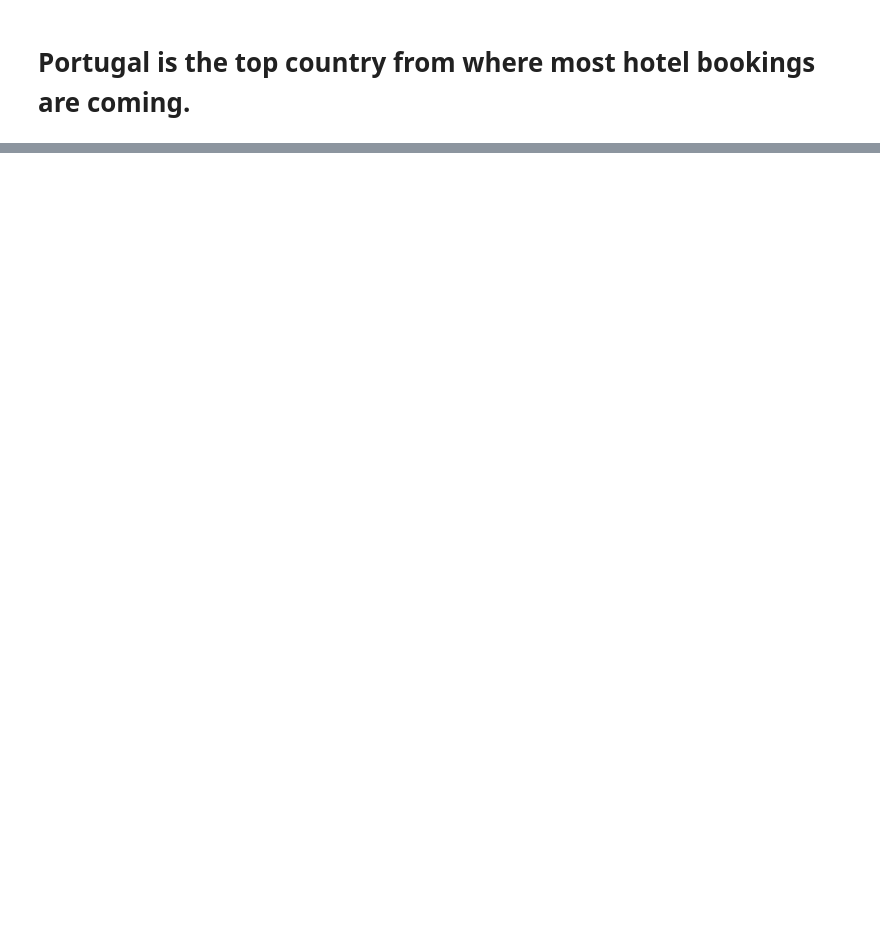
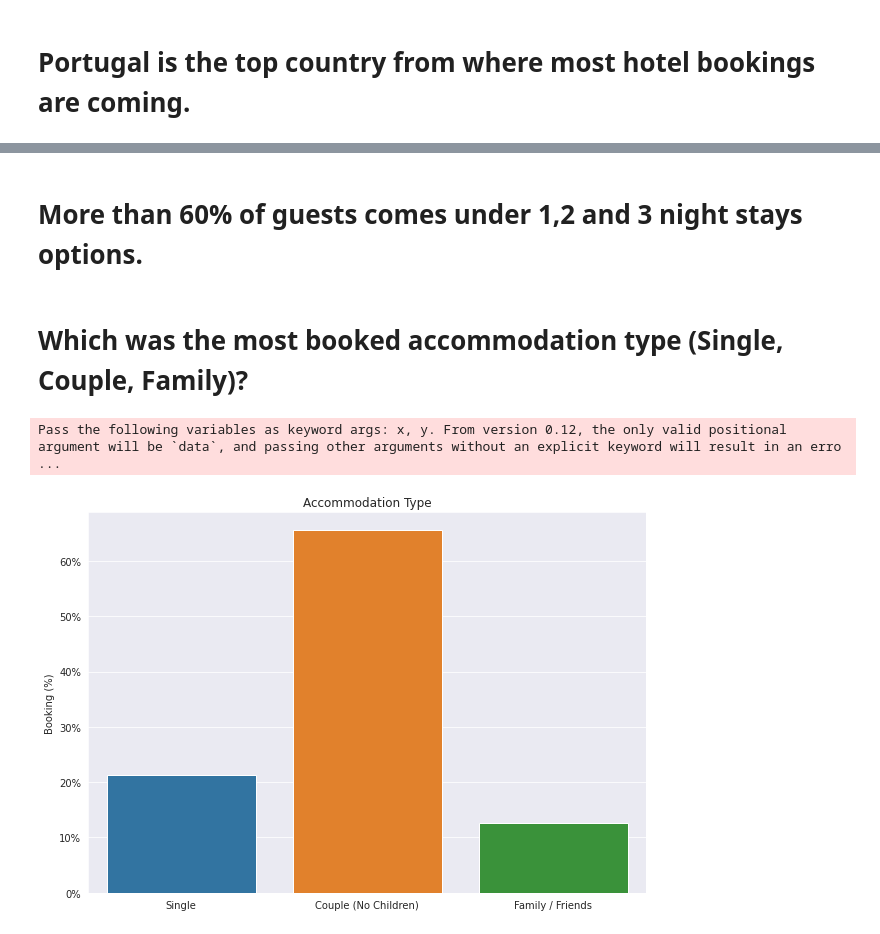
Before and after one commit to ganeshghadge2772/Hotel_Booking, a Jupyter notebook: Hotel_Booking_ipyn.ipynb, the cells around one changed output, grey strips where cells are left out. Cells and saved outputs as stored; diff of their text form; code cells hidden in the pictures; blank space fills up the shorter version.

```diff
--- a/Hotel_Booking_ipyn.ipynb
+++ b/Hotel_Booking_ipyn.ipynb
@@ -337,0 +345,23 @@ guest_map.show()
+# %% [markdown]
+# More than 60% of guests comes under 1,2 and 3 night stays options.
+# %% [markdown]
+# Which was the most booked accommodation type (Single, Couple, Family)?
+# %%
+# for single, couple, multiple and family
+
+single   = df_not_canceled[(df_not_canceled.adults==1) & (df_not_canceled.children==0) & (df_not_canceled.babies==0)]
+couple   = df_not_canceled[(df_not_canceled.adults==2) & (df_not_canceled.children==0) & (df_not_canceled.babies==0)]
+family   = df_not_canceled[df_not_canceled.adults + df_not_canceled.children + df_not_canceled.babies > 2]
+
+
+# the list of Category names, and their total percentage
+names = ['Single', 'Couple (No Children)', 'Family / Friends']
+count = [single.shape[0],couple.shape[0], family.shape[0]]
+count_percent = [x/df_not_canceled.shape[0]*100 for x in count]
+
+
+# plot
+plot(names,count_percent,  y_label='Booking (%)', title='Accommodation Type', figsize=(10,7))
+# %% [output]
+Pass the following variables as keyword args: x, y. From version 0.12, the only valid positional argument will be `data`, and passing other arguments without an explicit keyword will result in an erro ...
+[figure, added]
```
Also changed, not shown: parts of 13 cells of this notebook.
